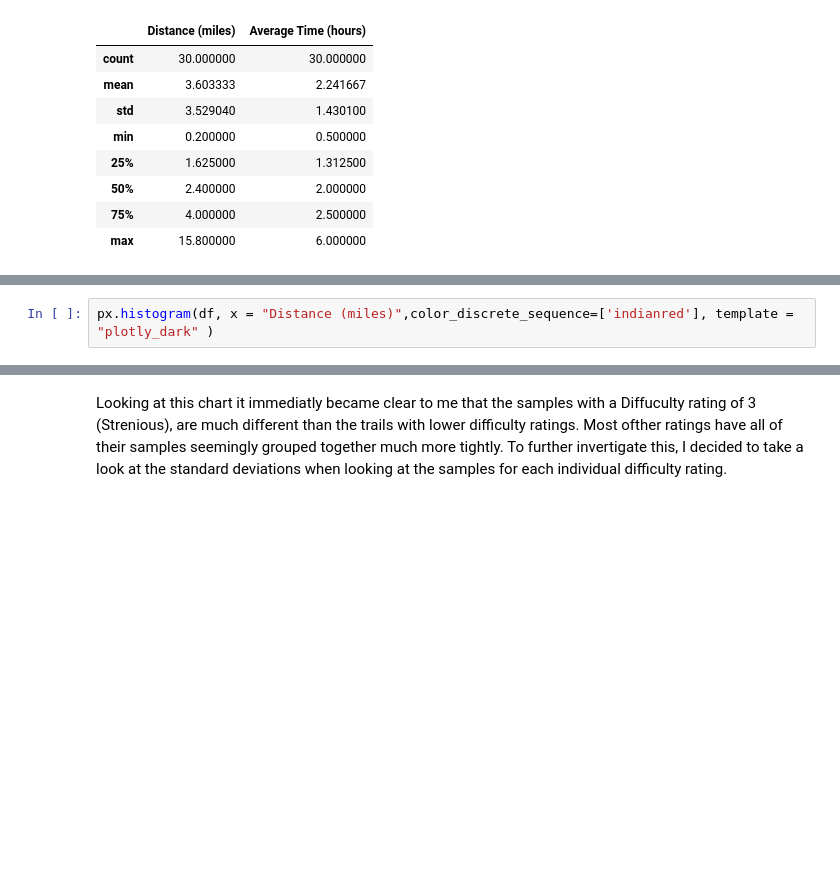
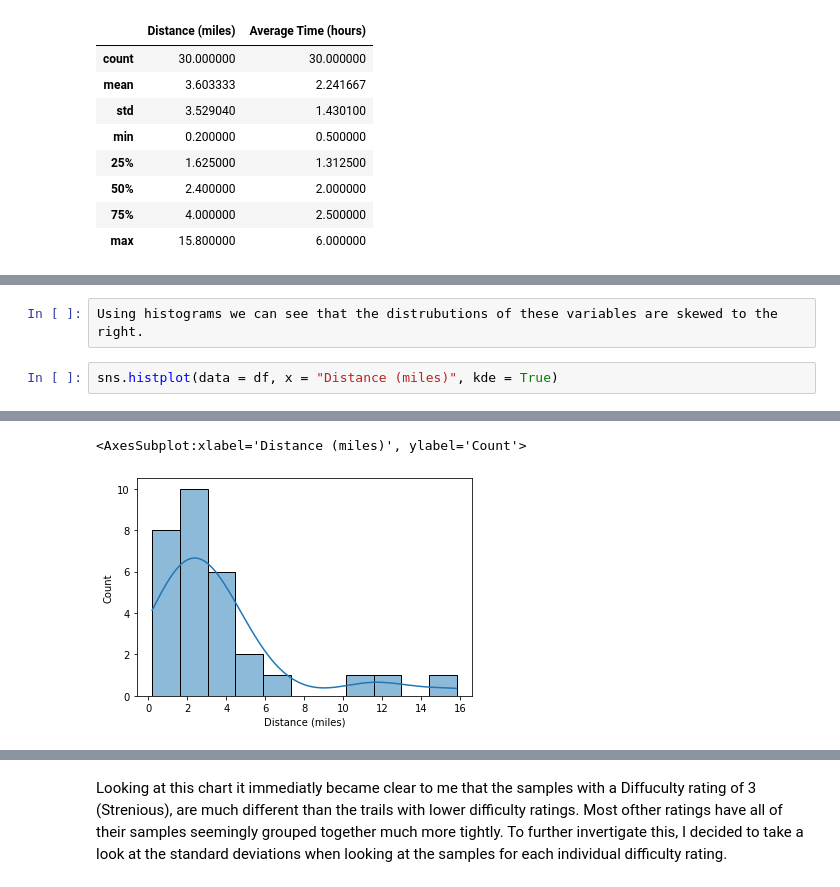
Before and after one commit to RichardHendersonCR8s/RedRockTrails_DataAnalysis, a Jupyter notebook: Red Rock Canyon Data Project.ipynb, the cells around one changed output, grey strips where cells are left out. Drawn from its saved outputs; the diff is of its cells as text; blank space fills up the shorter version.

```diff
--- a/Red Rock Canyon Data Project.ipynb
+++ b/Red Rock Canyon Data Project.ipynb
@@ -229,3 +242,5 @@ df.corr()
+# %%
+Using histograms we can see that the distrubutions of these variables are skewed to the right.
 # %%
-px.histogram(df, x = "Distance (miles)",color_discrete_sequence=['indianred'], template = "plotly_dark" )
+sns.histplot(data = df, x = "Distance (miles)", kde = True)
 # %% [output]
@@ -233 +247,3 @@ px.histogram(df, x = "Distance (miles)",color_discrete_sequence=['indianred'], t
+<AxesSubplot:xlabel='Distance (miles)', ylabel='Count'>
+[figure, added]
 # %%
```
Also changed, not shown: parts of 28 cells of this notebook.
